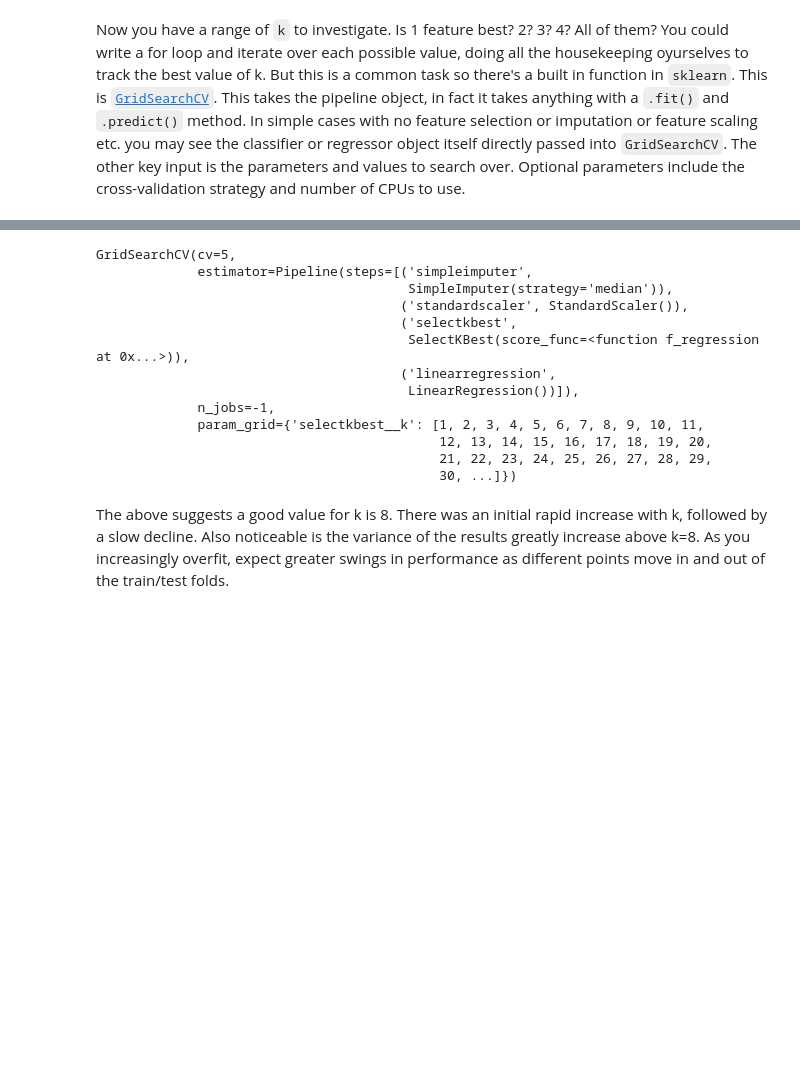
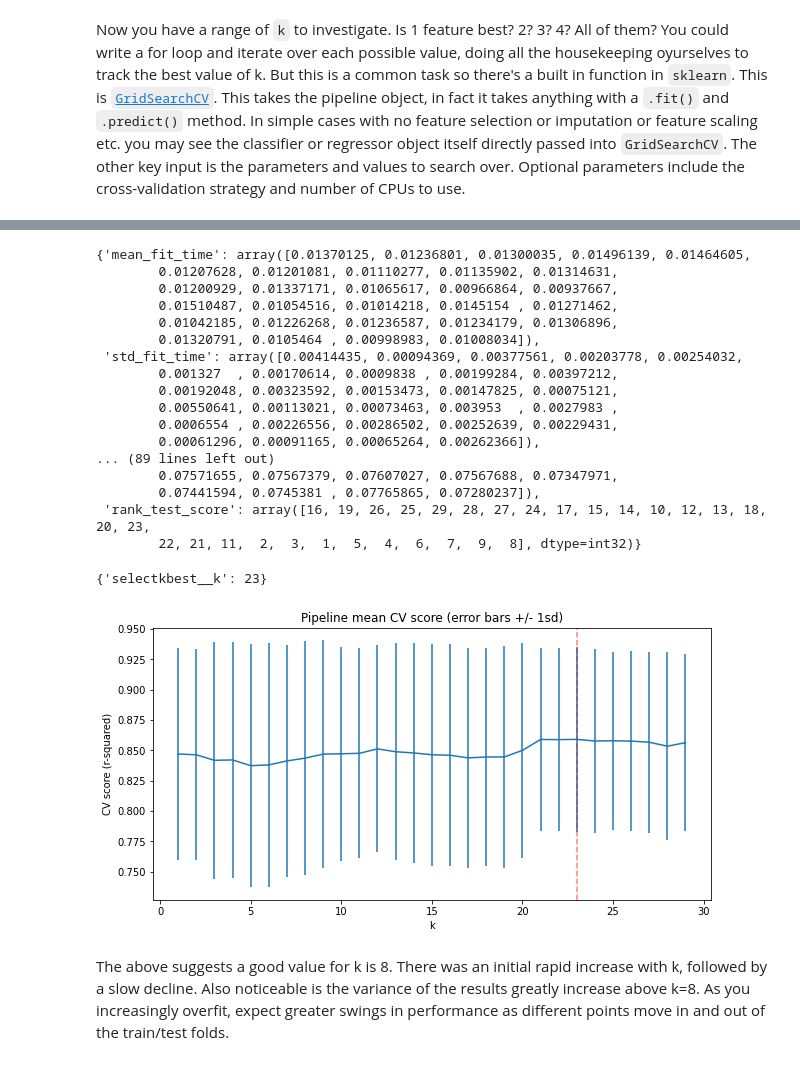
Before and after one commit to Pallavi43/DataScienceGuidedCapstone, a Jupyter notebook: Notebooks/04_preprocessing_and_training.ipynb, the cells around one changed output, grey strips where cells are left out. Drawn from its saved outputs; the diff is of its cells as text; code cells hidden in the pictures; blank space fills up the shorter version.

```diff
--- a/Notebooks/04_preprocessing_and_training.ipynb
+++ b/Notebooks/04_preprocessing_and_training.ipynb
@@ -830,7 +845,7 @@ pipe = make_pipeline(
 # %% [markdown]
 ### 4.9.2 Fit the pipeline<a id='4.9.2_Fit_the_pipeline'></a>
 # %%
-pipe.fit(X_train, y_train)
+pipe.fit(X_train, y_tr_median)
 # %% [output]
 Pipeline(steps=[('simpleimputer', SimpleImputer(strategy='median')),
                 ('standardscaler', StandardScaler()),
@@ -860,13 +875,13 @@ This has made things worse! Clearly selecting a subset of features has an impact
 pipe15 = make_pipeline(
     SimpleImputer(strategy='median'),
     StandardScaler(),
-    ___(___, k=___),
+    SelectKBest(f_regression, k=15),
     LinearRegression()
 )
 # %% [markdown]
 ### 4.9.5 Fit the pipeline<a id='4.9.5_Fit_the_pipeline'></a>
 # %%
-pipe15.fit(X_train, y_train)
+pipe15.fit(X_train, y_tr_median)
 # %% [output]
 Pipeline(steps=[('simpleimputer', SimpleImputer(strategy='median')),
                 ('standardscaler', StandardScaler()),
@@ -944,19 +1017,24 @@ lr_grid_cv = GridSearchCV(pipe, param_grid=grid_params, cv=5, n_jobs=-1)
 # %%
-lr_grid_cv.fit(X_train, y_train)
+lr_grid_cv.fit(X_train, y_tr_median)
+lr_grid_cv.cv_results_
 # %% [output]
-GridSearchCV(cv=5,
-             estimator=Pipeline(steps=[('simpleimputer',
-                                        SimpleImputer(strategy='median')),
-                                       ('standardscaler', StandardScaler()),
-                                       ('selectkbest',
-                                        SelectKBest(score_func=<function f_regression at 0x...>)),
-                                       ('linearregression',
-                                        LinearRegression())]),
-             n_jobs=-1,
-             param_grid={'selectkbest__k': [1, 2, 3, 4, 5, 6, 7, 8, 9, 10, 11,
-                                            12, 13, 14, 15, 16, 17, 18, 19, 20,
-                                            21, 22, 23, 24, 25, 26, 27, 28, 29,
-                                            30, ...]})
+{'mean_fit_time': array([0.01370125, 0.01236801, 0.01300035, 0.01496139, 0.01464605,
+        0.01207628, 0.01201081, 0.01110277, 0.01135902, 0.01314631,
+        0.01200929, 0.01337171, 0.01065617, 0.00966864, 0.00937667,
+        0.01510487, 0.01054516, 0.01014218, 0.0145154 , 0.01271462,
+        0.01042185, 0.01226268, 0.01236587, 0.01234179, 0.01306896,
+        0.01320791, 0.0105464 , 0.00998983, 0.01008034]),
+ 'std_fit_time': array([0.00414435, 0.00094369, 0.00377561, 0.00203778, 0.00254032,
+        0.001327  , 0.00170614, 0.0009838 , 0.00199284, 0.00397212,
+        0.00192048, 0.00323592, 0.00153473, 0.00147825, 0.00075121,
+        0.00550641, 0.00113021, 0.00073463, 0.003953  , 0.0027983 ,
+        0.0006554 , 0.00226556, 0.00286502, 0.00252639, 0.00229431,
+        0.00061296, 0.00091165, 0.00065264, 0.00262366]),
+... (89 lines left out)
+        0.07571655, 0.07567379, 0.07607027, 0.07567688, 0.07347971,
+        0.07441594, 0.0745381 , 0.07765865, 0.07280237]),
+ 'rank_test_score': array([16, 19, 26, 25, 29, 28, 27, 24, 17, 15, 14, 10, 12, 13, 18, 20, 23,
+        22, 21, 11,  2,  3,  1,  5,  4,  6,  7,  9,  8], dtype=int32)}
 # %%
 score_mean = lr_grid_cv.cv_results_['mean_test_score']
 score_std = lr_grid_cv.cv_results_['std_test_score']
@@ -964,17 +1042,21 @@ cv_k = [k for k in lr_grid_cv.cv_results_['param_selectkbest__k']]
 # %%
 #Code task 19#
 #Print the `best_params_` attribute of `lr_grid_cv`
-lr_grid_cv.___
+lr_grid_cv.best_params_
+# %% [output]
+{'selectkbest__k': 23}
 # %%
 #Code task 20#
 #Assign the value of k from the above dict of `best_params_` and assign it to `best_k`
-___ = lr_grid_cv.___['selectkbest__k']
+best_k = lr_grid_cv.best_params_['selectkbest__k']
 plt.subplots(figsize=(10, 5))
 plt.errorbar(cv_k, score_mean, yerr=score_std)
 plt.axvline(x=best_k, c='r', ls='--', alpha=.5)
 plt.xlabel('k')
 plt.ylabel('CV score (r-squared)')
 plt.title('Pipeline mean CV score (error bars +/- 1sd)');
+# %% [output]
+[figure, added]
 # %% [markdown]
 The above suggests a good value for k is 8. There was an initial rapid increase with k, followed by a slow decline. Also noticeable is the variance of the results greatly increase above k=8. As you increasingly overfit, expect greater swings in performance as different points move in and out of the train/test folds.
 # %% [markdown]
```
Also changed, not shown: parts of 62 cells of this notebook, 2 other files.
